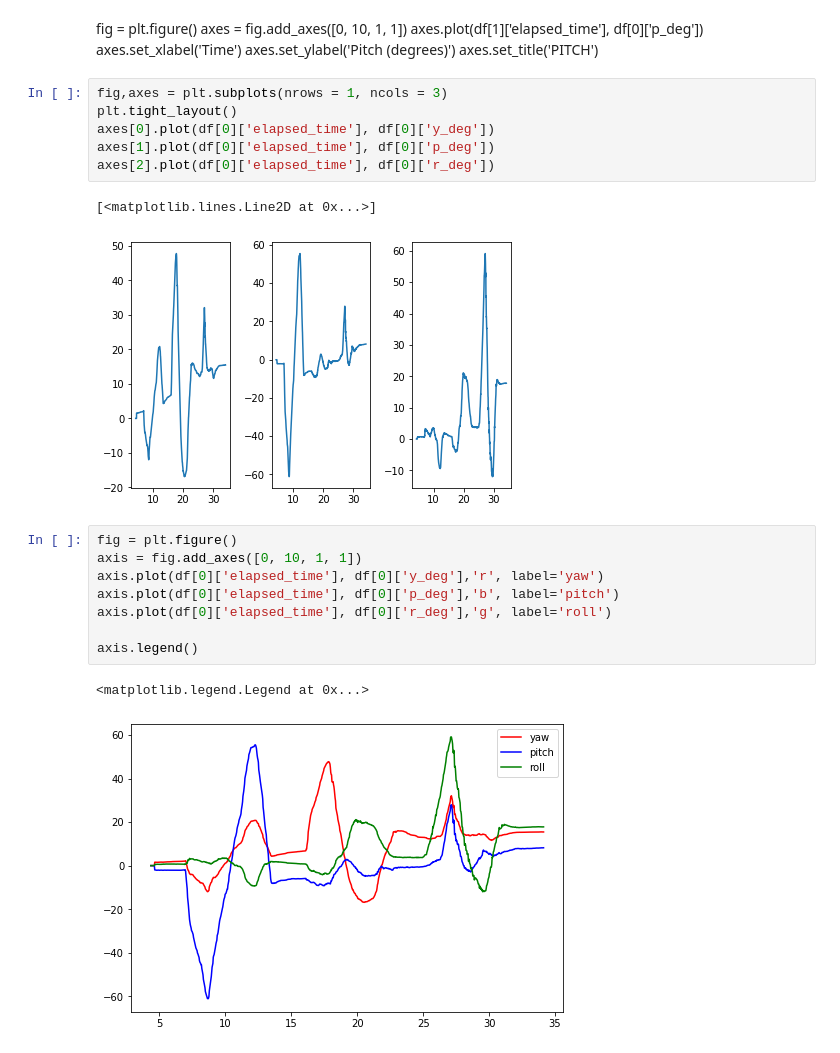
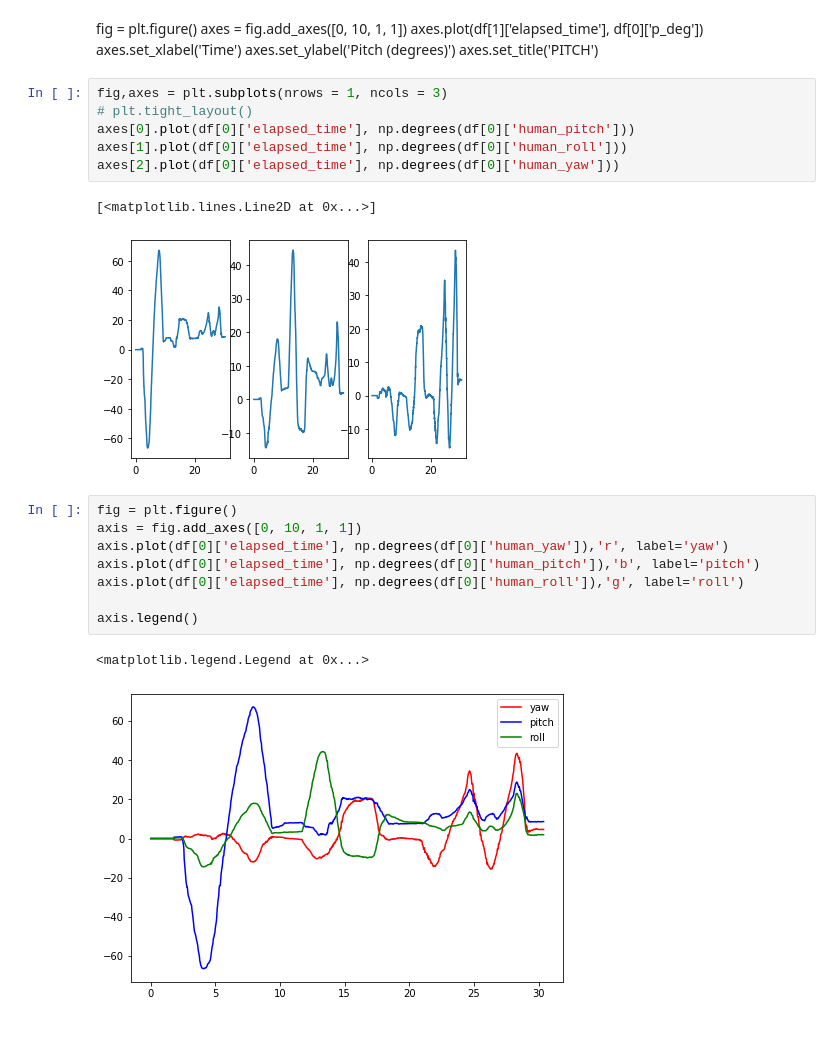
Before and after one commit to fjnn/my_data_logger_pkg, a Jupyter notebook: src/Plotter.ipynb, the cells around one changed output. Cells and saved outputs as stored; diff of their text form.

```diff
--- a/src/Plotter.ipynb
+++ b/src/Plotter.ipynb
@@ -79,21 +79,21 @@ axes.set_ylabel('Pitch (degrees)')
 axes.set_title('PITCH')
 # %%
 fig,axes = plt.subplots(nrows = 1, ncols = 3)
-plt.tight_layout()
-axes[0].plot(df[0]['elapsed_time'], df[0]['y_deg'])
-axes[1].plot(df[0]['elapsed_time'], df[0]['p_deg'])
-axes[2].plot(df[0]['elapsed_time'], df[0]['r_deg'])
+# plt.tight_layout()
+axes[0].plot(df[0]['elapsed_time'], np.degrees(df[0]['human_pitch']))
+axes[1].plot(df[0]['elapsed_time'], np.degrees(df[0]['human_roll']))
+axes[2].plot(df[0]['elapsed_time'], np.degrees(df[0]['human_yaw']))
 # %% [output]
 [<matplotlib.lines.Line2D at 0x...>]
-[figure, old version]
+[figure, new version]
 # %%
 fig = plt.figure()
 axis = fig.add_axes([0, 10, 1, 1])
-axis.plot(df[0]['elapsed_time'], df[0]['y_deg'],'r', label='yaw')
-axis.plot(df[0]['elapsed_time'], df[0]['p_deg'],'b', label='pitch')
-axis.plot(df[0]['elapsed_time'], df[0]['r_deg'],'g', label='roll')
+axis.plot(df[0]['elapsed_time'], np.degrees(df[0]['human_yaw']),'r', label='yaw')
+axis.plot(df[0]['elapsed_time'], np.degrees(df[0]['human_pitch']),'b', label='pitch')
+axis.plot(df[0]['elapsed_time'], np.degrees(df[0]['human_roll']),'g', label='roll')
 
 axis.legend()
 # %% [output]
 <matplotlib.legend.Legend at 0x...>
-[figure, old version]
+[figure, new version]
```
Also changed, not shown: parts of 2 cells of this notebook, 1 other file.
